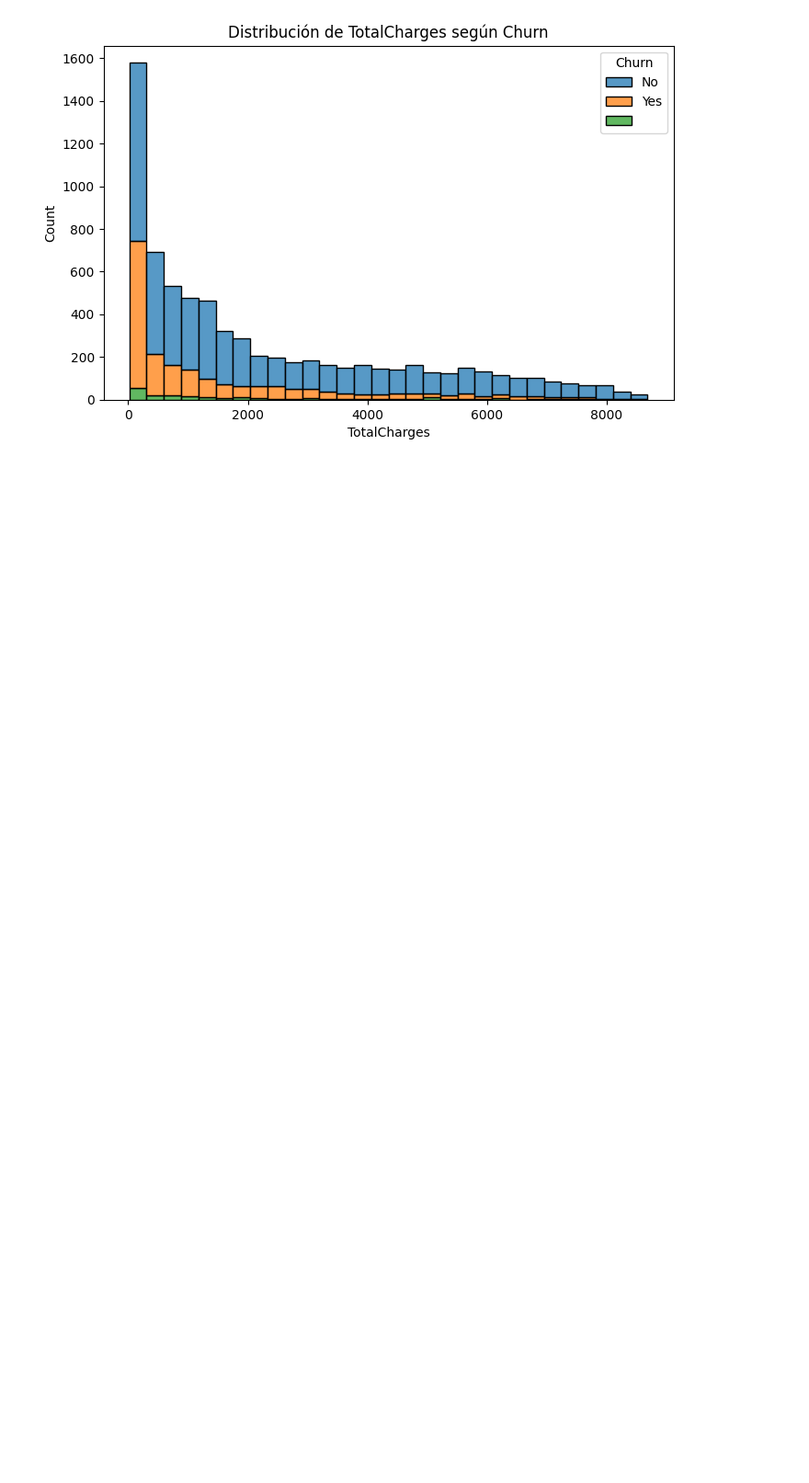
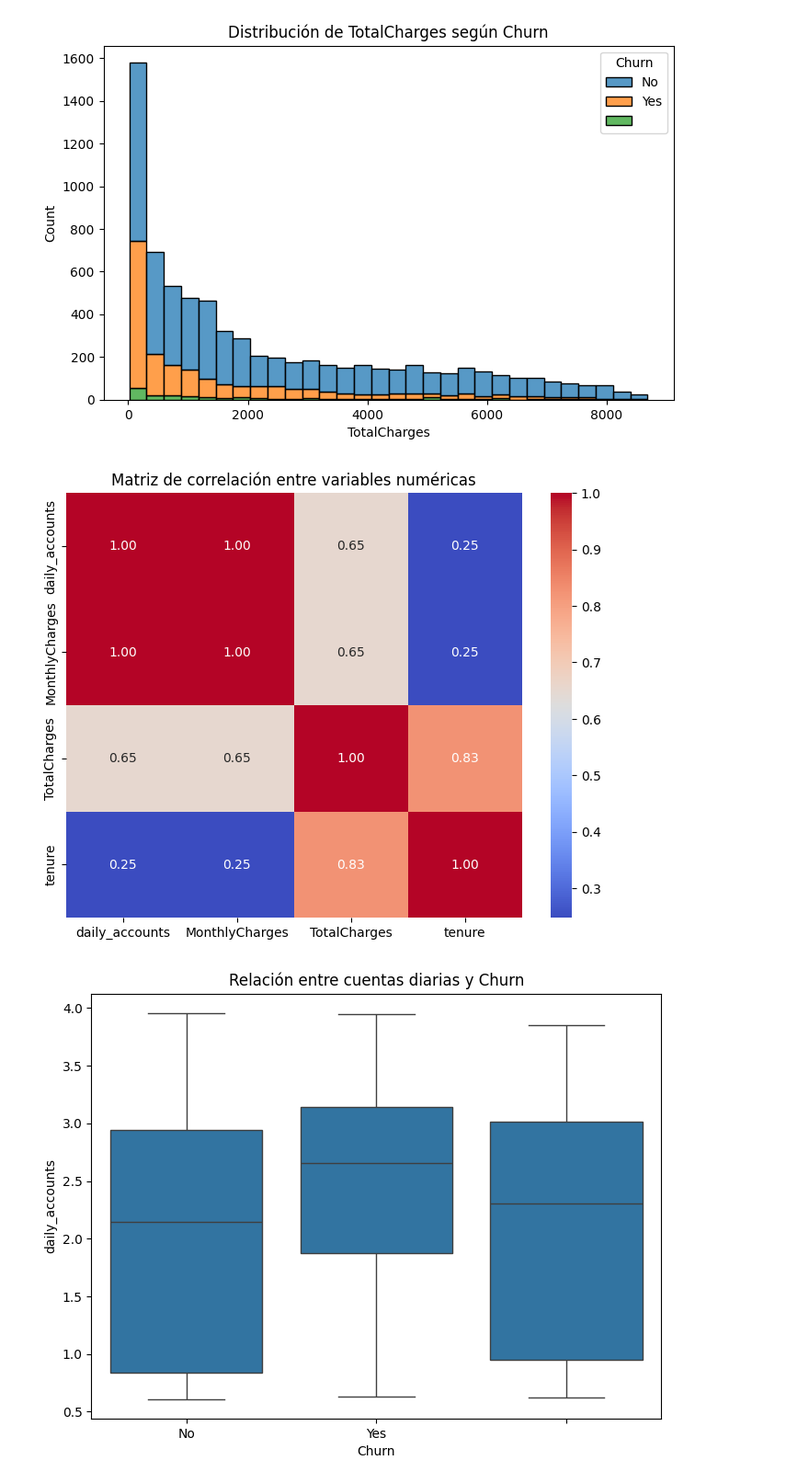
Before and after one commit to Branhell/TelecomX_LATAM, a Jupyter notebook: TelecomX_LATAM.ipynb, the cells around one changed output. Shown at 92% size. Saved outputs shown, nothing was run; the diff lists cells and outputs as text; code cells hidden in the pictures; blank space fills up the shorter version.

```diff
--- a/TelecomX_LATAM.ipynb
+++ b/TelecomX_LATAM.ipynb
@@ -260,3 +260,34 @@ plt.show()
 [figure]
 [figure]
 [figure]
+# %%
+# 1. Calcular matriz de correlación
+corr_matrix = df_final[['daily_accounts','MonthlyCharges','TotalCharges','tenure']].corr()
+
+# 2. Mostrar matriz de correlación como mapa de calor
+plt.figure(figsize=(8,6))
+sns.heatmap(corr_matrix, annot=True, cmap='coolwarm', fmt=".2f")
+plt.title("Matriz de correlación entre variables numéricas")
+plt.show()
+
+# 3. Relación entre daily_accounts y Churn
+plt.figure(figsize=(8,6))
+sns.boxplot(data=df_final, x='Churn', y='daily_accounts')
+plt.title("Relación entre cuentas diarias y Churn")
+plt.show()
+
+# 4. Relación entre cantidad de servicios contratados y Churn
+# Crear columna con número de servicios contratados
+df_final['num_services'] = (
+    (df_final[['PhoneService','MultipleLines','InternetService','OnlineSecurity',
+               'OnlineBackup','DeviceProtection','TechSupport','StreamingTV',
+               'StreamingMovies']] == 'Yes').sum(axis=1)
+)
+
+plt.figure(figsize=(8,6))
+sns.boxplot(data=df_final, x='Churn', y='num_services')
+plt.title("Relación entre número de servicios contratados y Churn")
+plt.show()
+# %% [output]
+[figure, added]
+[figure, added]
```
Also changed, not shown: parts of 1 cell of this notebook.
